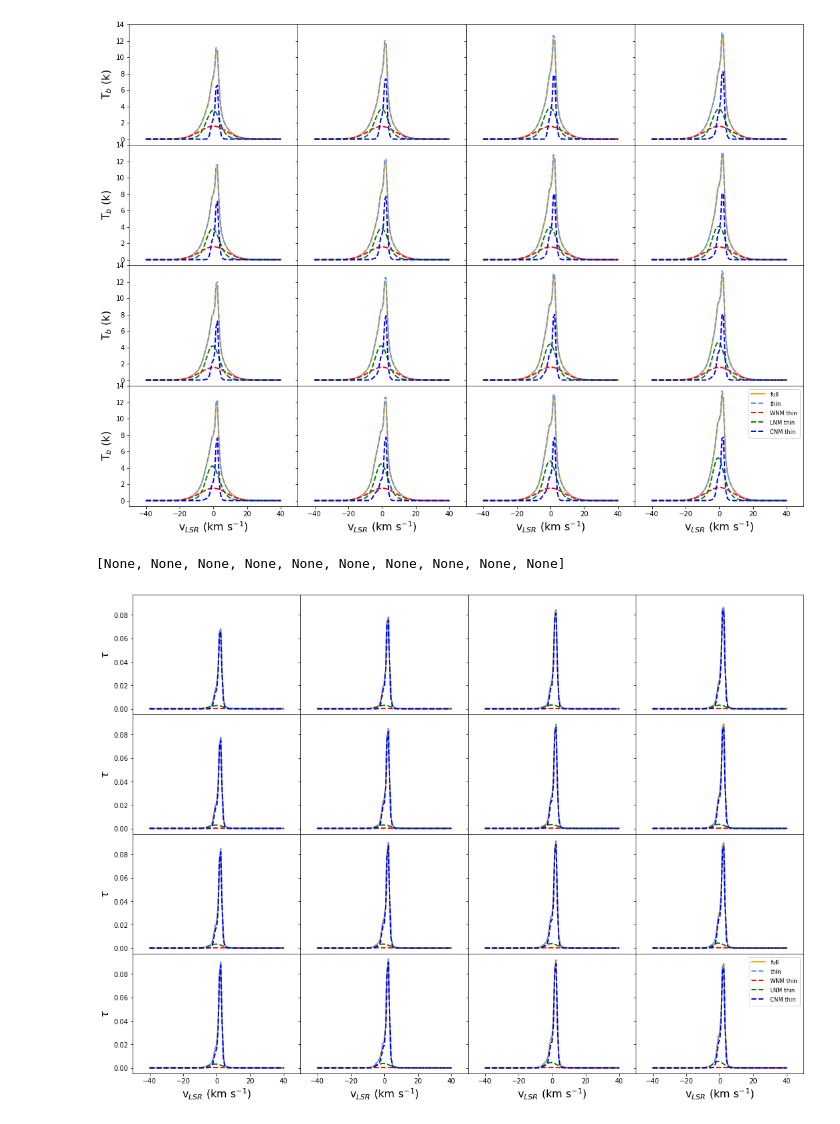
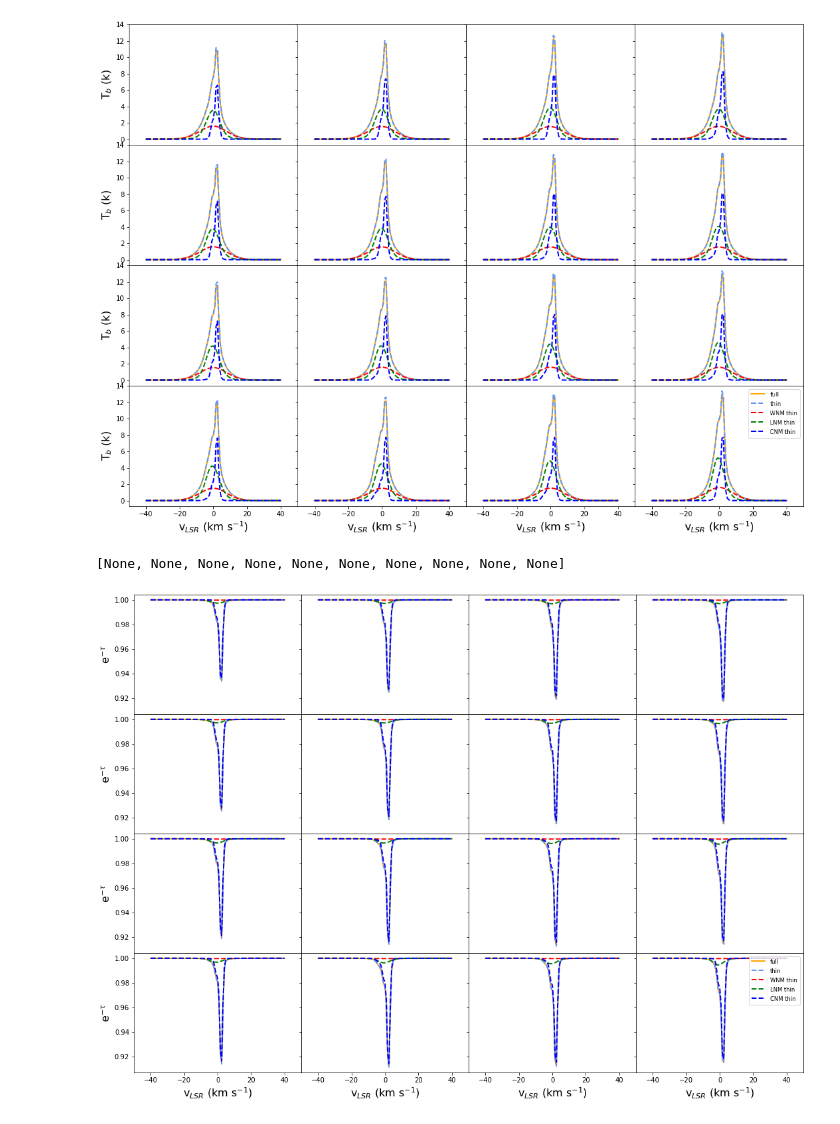
Before and after one commit to GASKAP/SPARK, a Jupyter notebook: synthetic_obs.ipynb, the cells around one changed output. Drawn from its saved outputs; the diff is of its cells as text; code cells hidden in the pictures.

```diff
--- a/synthetic_obs.ipynb
+++ b/synthetic_obs.ipynb
@@ -142,33 +142,33 @@ plt.setp(ltext, fontsize = 'small')
 # %%
 #Plot mosaic spectra tau
 def norm(pval):
     return (pval - pmin) / float(pmax - pmin)
 
 ny = 4; nx = 4
 center_y = 16; center_x = 16
 fig, axs = plt.subplots(4, 4, sharex=True, sharey=True, figsize=(14.,10.))
 fig.subplots_adjust(hspace=0, wspace=0, left=0, right=1, top=1, bottom=0)
 for i in np.arange(ny):
     for j in np.arange(nx):
         axs[i][j].set_xlim([-50,50])
-        axs[i][j].plot(v, tau[:,center_y+i,center_x+j], color='orange',
+        axs[i][j].plot(v, np.exp(-tau[:,center_y+i,center_x+j]), color='orange',
                        linewidth=2., label="full")
-        axs[i][j].plot(v, tau_thin[:,center_y+i,center_x+j], "--",
+        axs[i][j].plot(v, np.exp(-tau_thin[:,center_y+i,center_x+j]), "--",
                        color='cornflowerblue', linewidth=2., label="thin")
-        axs[i][j].plot(v, tau_WNM[:,center_y+i,center_x+j], "--",
+        axs[i][j].plot(v, np.exp(-tau_WNM[:,center_y+i,center_x+j]), "--",
                        color='r', linewidth=2., label="WNM thin")
-        axs[i][j].plot(v, tau_LNM[:,center_y+i,center_x+j], "--",
+        axs[i][j].plot(v, np.exp(-tau_LNM[:,center_y+i,center_x+j]), "--",
                        color='g', linewidth=2., label="LNM thin")
-        axs[i][j].plot(v, tau_CNM[:,center_y+i,center_x+j], "--",
+        axs[i][j].plot(v, np.exp(-tau_CNM[:,center_y+i,center_x+j]), "--",
                        color='b', linewidth=2., label="CNM thin")
-        if j == 0: axs[i][j].set_ylabel(r'$\tau$', fontsize=16)
+        if j == 0: axs[i][j].set_ylabel(r'e$^{- \tau}$', fontsize=16)
         axs[i][j].set_xlabel(r'v$_{LSR}$ (km s$^{-1}$)', fontsize=16)
 plt.legend(loc = 1, numpoints = 1)
 leg = plt.gca().get_legend()
 ltext  = leg.get_texts()
 plt.setp(ltext, fontsize = 'small')
 # plt.savefig("plot/" + 'mosaic_spectra.png', format='png', bbox_inches='tight',
 #             pad_inches=0.02)
 # %% [output]
 [None, None, None, None, None, None, None, None, None, None]
-[figure, old version]
+[figure, new version]
```
